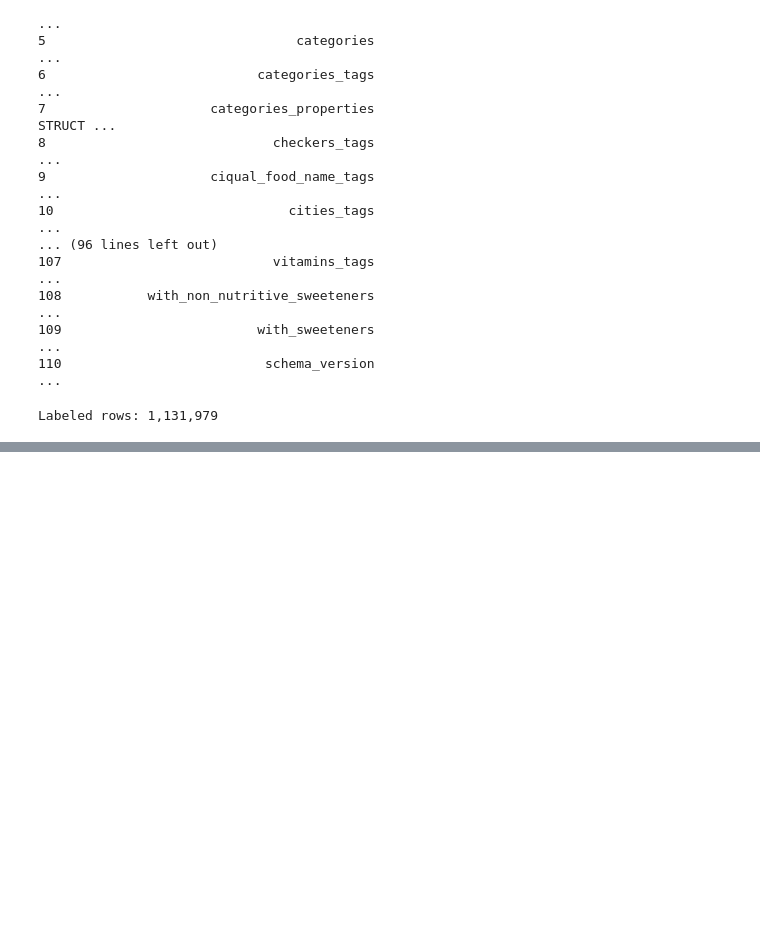
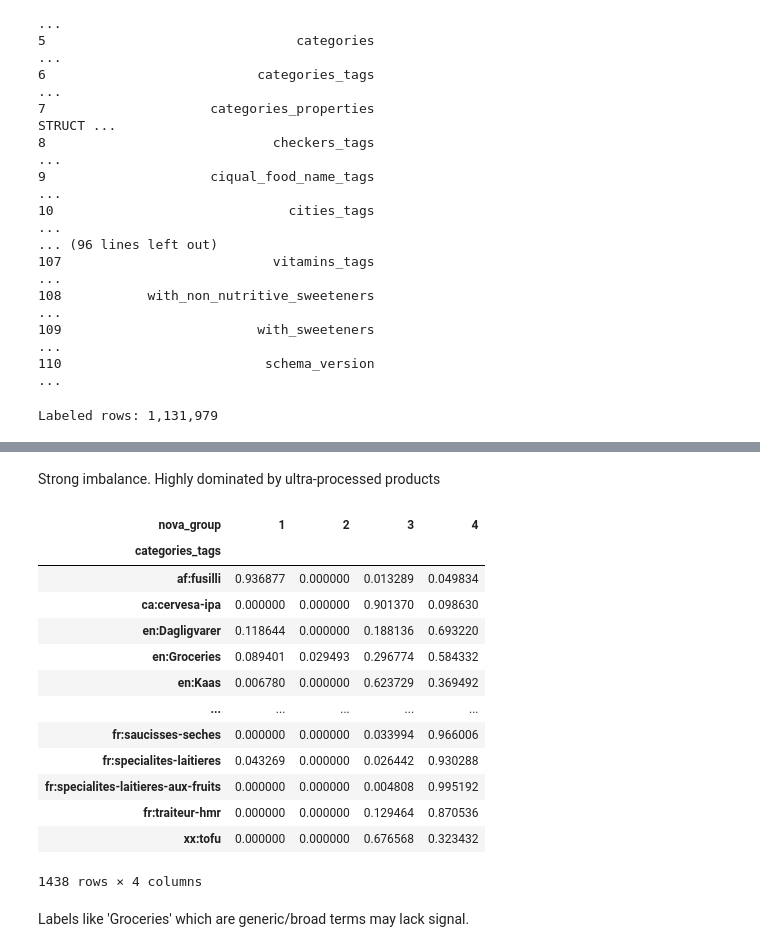
Before and after one commit to charlottedavidson524/ultra-processed-food, a Jupyter notebook: notebooks/01_eda.ipynb, the cells around one changed output, grey strips where cells are left out. Cells and saved outputs as stored; diff of their text form; code cells hidden in the pictures; blank space fills up the shorter version.

```diff
--- a/notebooks/01_eda.ipynb
+++ b/notebooks/01_eda.ipynb
@@ -104,0 +165,27 @@ df['nova_group'].value_counts().sort_index().plot(kind='bar')
+# %% [markdown]
+Strong imbalance. Highly dominated by ultra-processed products
+# %%
+categories_exploded = df.explode('categories_tags')
+
+top_category_balance = (categories_exploded.groupby('categories_tags')['nova_group'].value_counts(normalize=True).unstack().fillna(0))
+
+# Filter to categories with more than 200 products
+category_sizes = categories_exploded['categories_tags'].value_counts()
+top_category_balance[category_sizes > 200]
+# %% [output]
+| nova_group | 1 | 2 | 3 | 4 |
+| categories_tags |  |  |  |  |
+| af:fusilli | 0.936877 | 0.000000 | 0.013289 | 0.049834 |
+| ca:cervesa-ipa | 0.000000 | 0.000000 | 0.901370 | 0.098630 |
+| en:Dagligvarer | 0.118644 | 0.000000 | 0.188136 | 0.693220 |
+| en:Groceries | 0.089401 | 0.029493 | 0.296774 | 0.584332 |
+| en:Kaas | 0.006780 | 0.000000 | 0.623729 | 0.369492 |
+| ... | ... | ... | ... | ... |
+| fr:saucisses-seches | 0.000000 | 0.000000 | 0.033994 | 0.966006 |
+| fr:specialites-laitieres | 0.043269 | 0.000000 | 0.026442 | 0.930288 |
+| fr:specialites-laitieres-aux-fruits | 0.000000 | 0.000000 | 0.004808 | 0.995192 |
+| fr:traiteur-hmr | 0.000000 | 0.000000 | 0.129464 | 0.870536 |
+| xx:tofu | 0.000000 | 0.000000 | 0.676568 | 0.323432 |
+1438 rows × 4 columns
+# %% [markdown]
+Labels like 'Groceries' which are generic/broad terms may lack signal.
```
Also changed, not shown: parts of 6 cells of this notebook.
